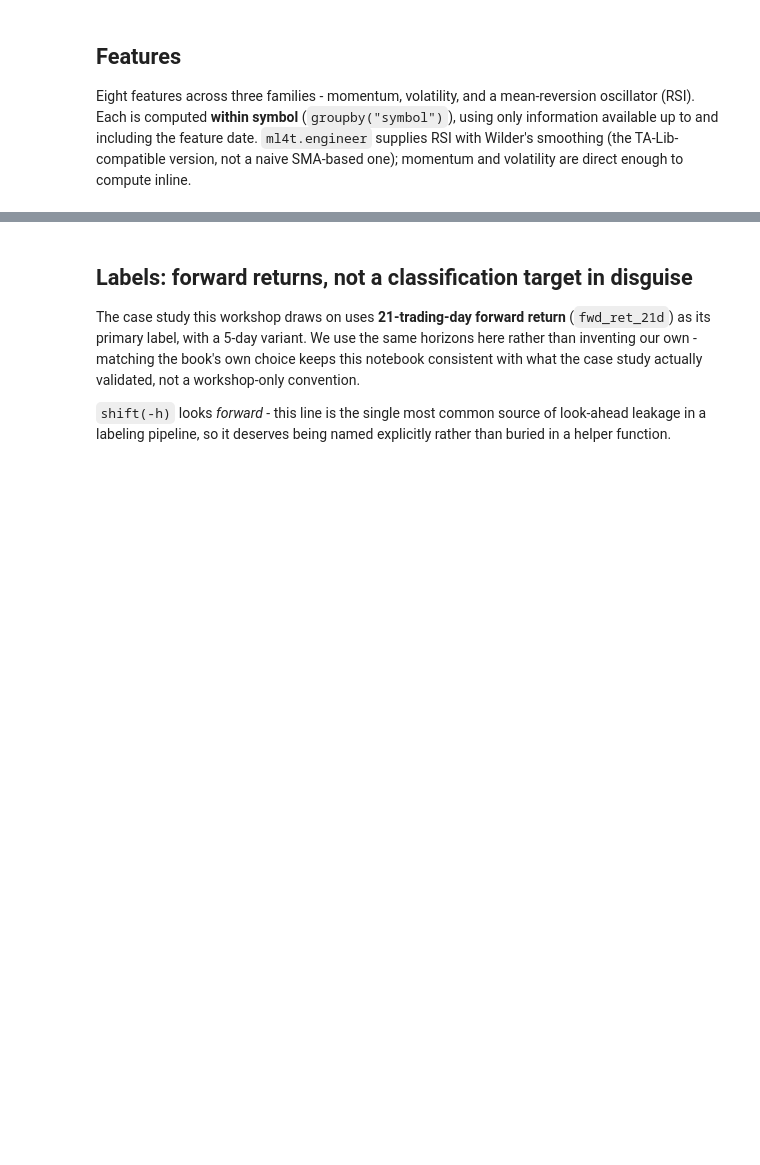
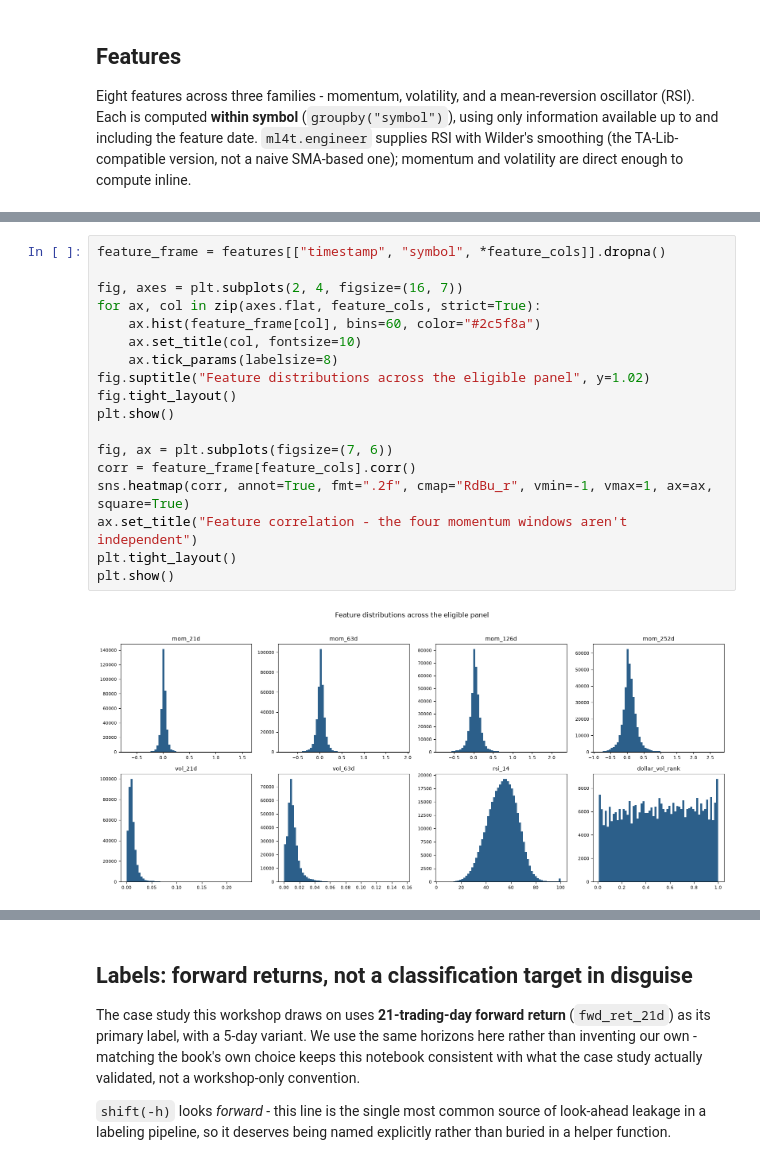
Before and after one commit to ml4t/packt-workshop, a Jupyter notebook: notebooks/02_features_labels.ipynb, the cells around one changed output, grey strips where cells are left out. Saved outputs shown, nothing was run; the diff lists cells and outputs as text; blank space fills up the shorter version.

```diff
--- a/notebooks/02_features_labels.ipynb
+++ b/notebooks/02_features_labels.ipynb
@@ -150,0 +161,20 @@ features[["timestamp", "symbol", *feature_cols]].dropna().describe()
+# %%
+feature_frame = features[["timestamp", "symbol", *feature_cols]].dropna()
+
+fig, axes = plt.subplots(2, 4, figsize=(16, 7))
+for ax, col in zip(axes.flat, feature_cols, strict=True):
+    ax.hist(feature_frame[col], bins=60, color="#2c5f8a")
+    ax.set_title(col, fontsize=10)
+    ax.tick_params(labelsize=8)
+fig.suptitle("Feature distributions across the eligible panel", y=1.02)
+fig.tight_layout()
+plt.show()
+
+fig, ax = plt.subplots(figsize=(7, 6))
+corr = feature_frame[feature_cols].corr()
+sns.heatmap(corr, annot=True, fmt=".2f", cmap="RdBu_r", vmin=-1, vmax=1, ax=ax, square=True)
+ax.set_title("Feature correlation - the four momentum windows aren't independent")
+plt.tight_layout()
+plt.show()
+# %% [output]
+[figure, added]
```
Also changed, not shown: parts of 5 cells of this notebook, 3 other files.
